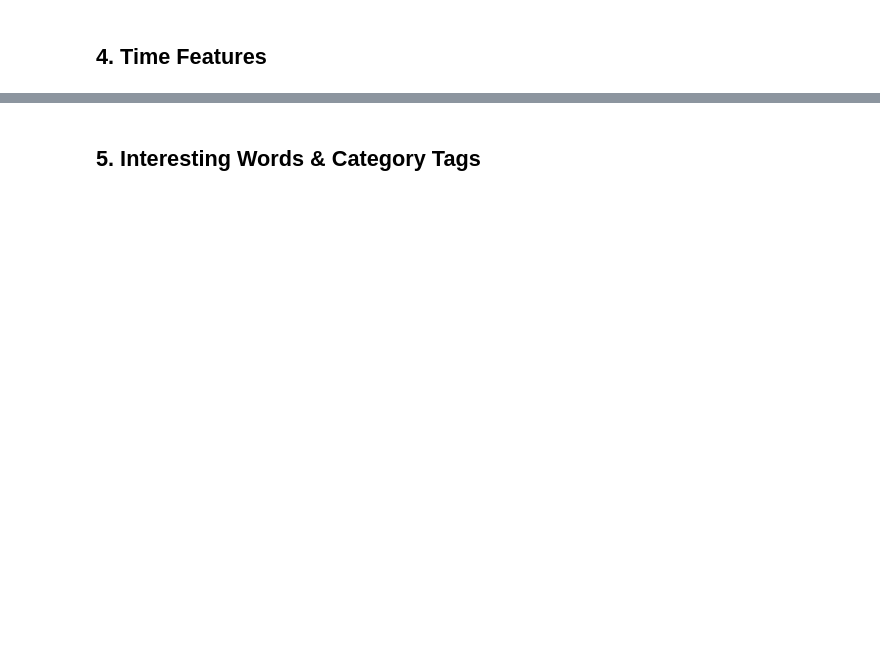
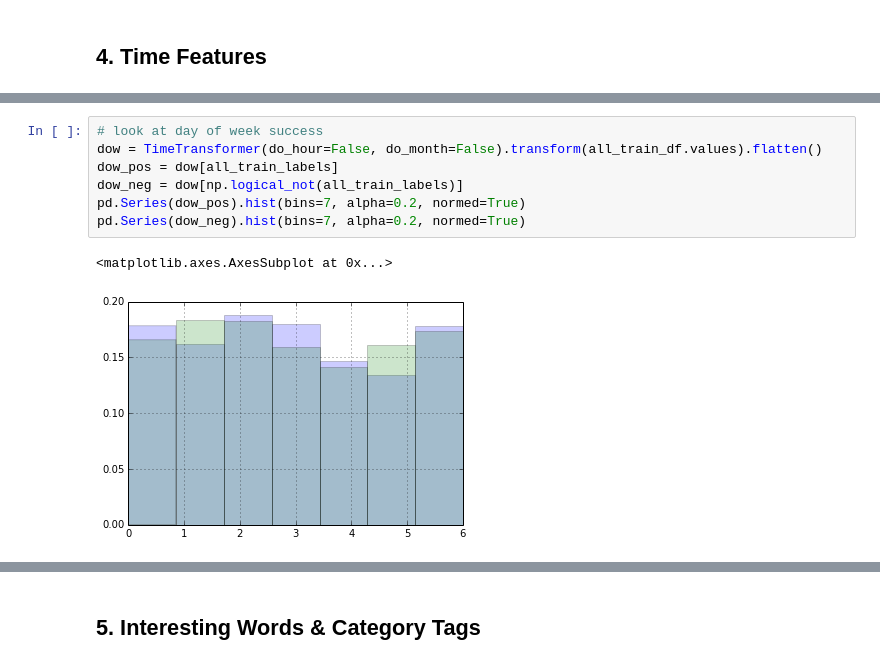
Before and after one commit to rboberg/brokenBNZ, a Jupyter notebook: code/final_submission.ipynb, the cells around one changed output, grey strips where cells are left out. Saved outputs shown, nothing was run; the diff lists cells and outputs as text; blank space fills up the shorter version.

```diff
--- a/code/final_submission.ipynb
+++ b/code/final_submission.ipynb
@@ -524,0 +817,10 @@ The following table documents our results so far. The mean and median scores com
+# %%
+# look at day of week success
+dow = TimeTransformer(do_hour=False, do_month=False).transform(all_train_df.values).flatten()
+dow_pos = dow[all_train_labels]
+dow_neg = dow[np.logical_not(all_train_labels)]
+pd.Series(dow_pos).hist(bins=7, alpha=0.2, normed=True)
+pd.Series(dow_neg).hist(bins=7, alpha=0.2, normed=True)
+# %% [output]
+<matplotlib.axes.AxesSubplot at 0x...>
+[figure, added]
```
Also changed, not shown: parts of 26 cells of this notebook.
